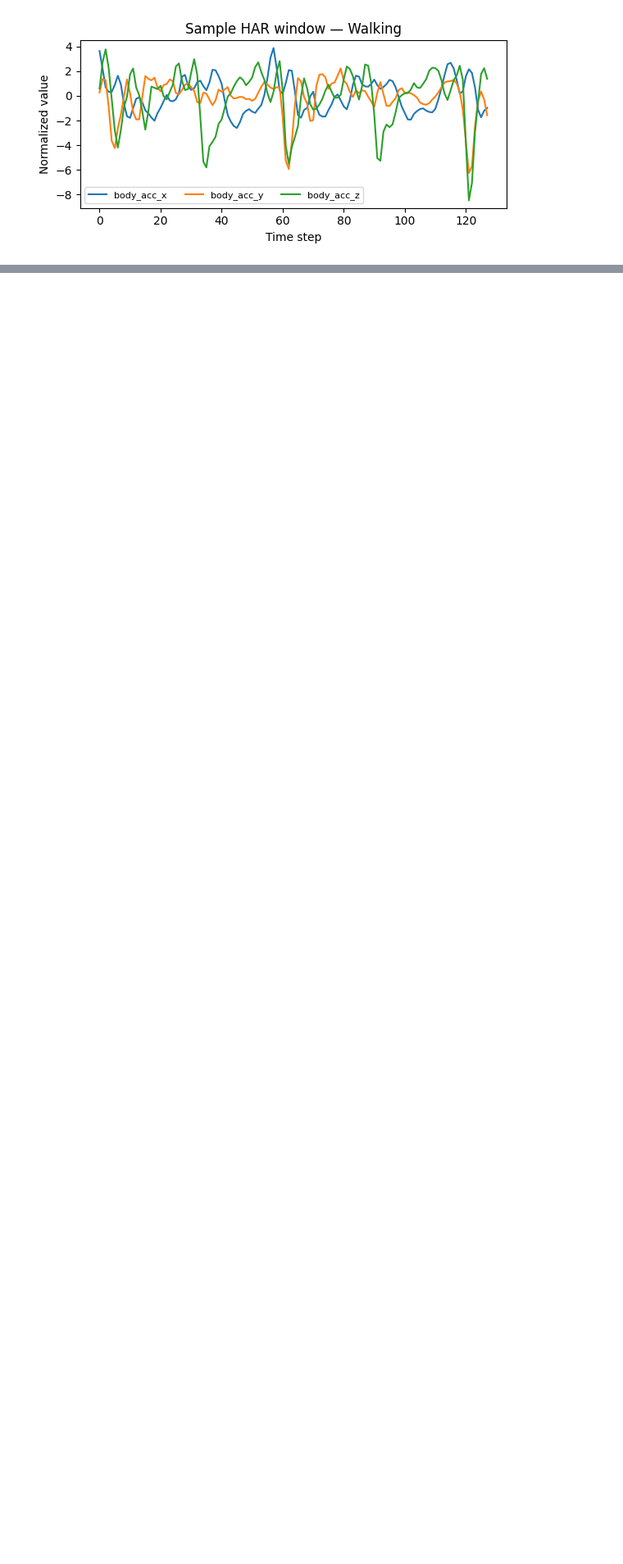
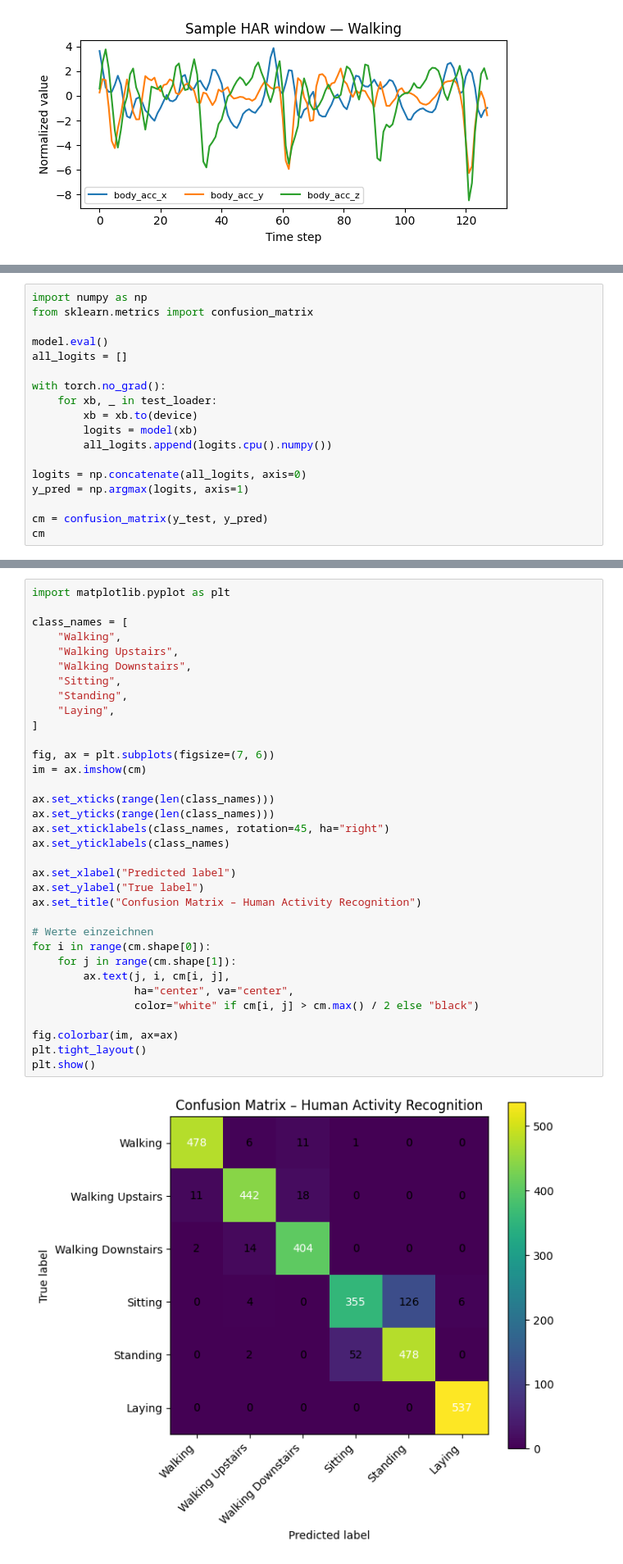
Before and after one commit to grigory-consulting/modellentwicklung_pytorch, a Jupyter notebook: hRNN.ipynb, the cells around one changed output, grey strips where cells are left out. Shown at 82% size. Saved outputs shown, nothing was run; the diff lists cells and outputs as text; blank space fills up the shorter version.

```diff
--- a/hRNN.ipynb
+++ b/hRNN.ipynb
@@ -233 +233,19 @@ Epoch 20 | train_loss=0.1093 acc=0.9533 | val_loss=0.2581 acc=0.9209
 Abbrechen
+# %%
+import numpy as np
+from sklearn.metrics import confusion_matrix
+
+model.eval()
+all_logits = []
+
+with torch.no_grad():
+    for xb, _ in test_loader:
+        xb = xb.to(device)
+        logits = model(xb)
+        all_logits.append(logits.cpu().numpy())
+
+logits = np.concatenate(all_logits, axis=0)
+y_pred = np.argmax(logits, axis=1)
+
+cm = confusion_matrix(y_test, y_pred)
+cm
@@ -233,0 +259,36 @@ Abbrechen
+# %%
+import matplotlib.pyplot as plt
+
+class_names = [
+    "Walking",
+    "Walking Upstairs",
+    "Walking Downstairs",
+    "Sitting",
+    "Standing",
+    "Laying",
+]
+
+fig, ax = plt.subplots(figsize=(7, 6))
+im = ax.imshow(cm)
+
+ax.set_xticks(range(len(class_names)))
+ax.set_yticks(range(len(class_names)))
+ax.set_xticklabels(class_names, rotation=45, ha="right")
+ax.set_yticklabels(class_names)
+
+ax.set_xlabel("Predicted label")
+ax.set_ylabel("True label")
+ax.set_title("Confusion Matrix – Human Activity Recognition")
+
+# Werte einzeichnen
+for i in range(cm.shape[0]):
+    for j in range(cm.shape[1]):
+        ax.text(j, i, cm[i, j],
+                ha="center", va="center",
+                color="white" if cm[i, j] > cm.max() / 2 else "black")
+
+fig.colorbar(im, ax=ax)
+plt.tight_layout()
+plt.show()
+# %% [output]
+[figure, added]
```
Also changed, not shown: parts of 2 cells of this notebook.
